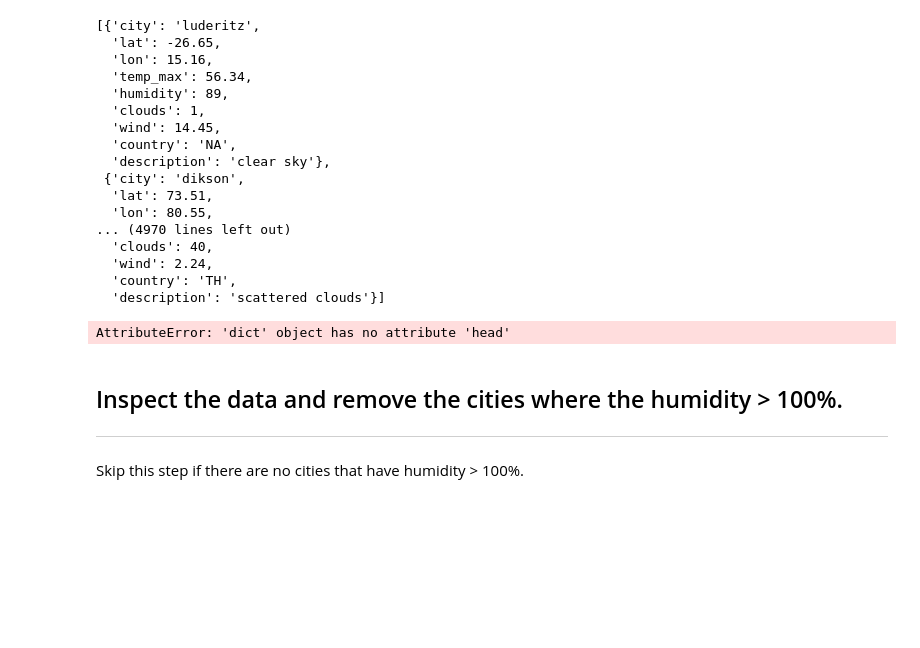
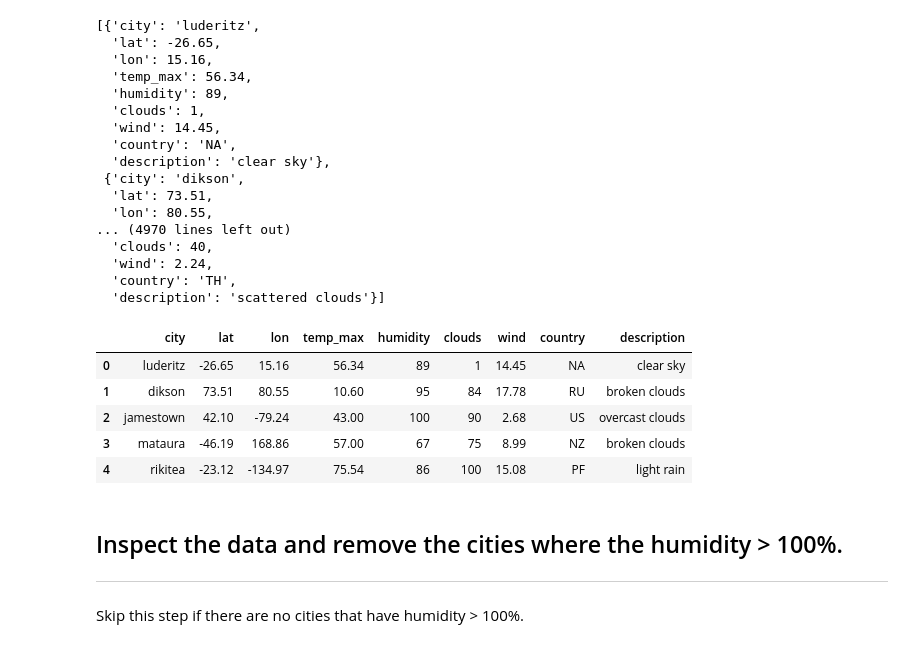
Before and after one commit to justinlpottsco/python-api-challenge, a Jupyter notebook: WeatherPy/WeatherPy.ipynb, the cells around one changed output. Saved outputs shown, nothing was run; the diff lists cells and outputs as text; code cells hidden in the pictures; blank space fills up the shorter version.

```diff
--- a/WeatherPy/WeatherPy.ipynb
+++ b/WeatherPy/WeatherPy.ipynb
@@ -167,23 +149,24 @@ cities_df.to_csv("weather_check_output.csv")
   'wind': 2.24,
   'country': 'TH',
   'description': 'scattered clouds'}]
-# %%
-cities_df = ({
-            "city": city,
-            "lat": city_lat,
-            "lon": city_lon,
-            "temp_max": city_temp,
-            "humidity": city_humidity,
-            "clouds": city_clouds,
-            "wind": city_wind,
-            "country": city_country,
-            "description": city_description
-            })
-
-
-cities_df.head()
-# %% [output]
-AttributeError: 'dict' object has no attribute 'head'
+# %%
+cities_df = pd.DataFrame(city_list)
+
+#cities_df.loc[index,"Lat"] = city_lat
+#cities_df.loc[index,'Lng'] = city_lon
+#cities_df.loc[index,'Max Temp'] = city_temp
+#cities_df.loc[index,'Humidity(%)'] = city_humidity
+#cities_df.loc[index,'Cloudiness(%)'] = city_clouds
+#cities_df.loc[index,'Wind Speed (mph)'] = city_wind
+
+cities_df.head()
+# %% [output]
+|  | city | lat | lon | temp_max | humidity | clouds | wind | country | description |
+| 0 | luderitz | -26.65 | 15.16 | 56.34 | 89 | 1 | 14.45 | NA | clear sky |
+| 1 | dikson | 73.51 | 80.55 | 10.60 | 95 | 84 | 17.78 | RU | broken clouds |
+| 2 | jamestown | 42.10 | -79.24 | 43.00 | 100 | 90 | 2.68 | US | overcast clouds |
+| 3 | mataura | -46.19 | 168.86 | 57.00 | 67 | 75 | 8.99 | NZ | broken clouds |
+| 4 | rikitea | -23.12 | -134.97 | 75.54 | 86 | 100 | 15.08 | PF | light rain |
 # %% [markdown]
 ## Inspect the data and remove the cities where the humidity > 100%.
 ----
```
Also changed, not shown: parts of 2 cells of this notebook.
